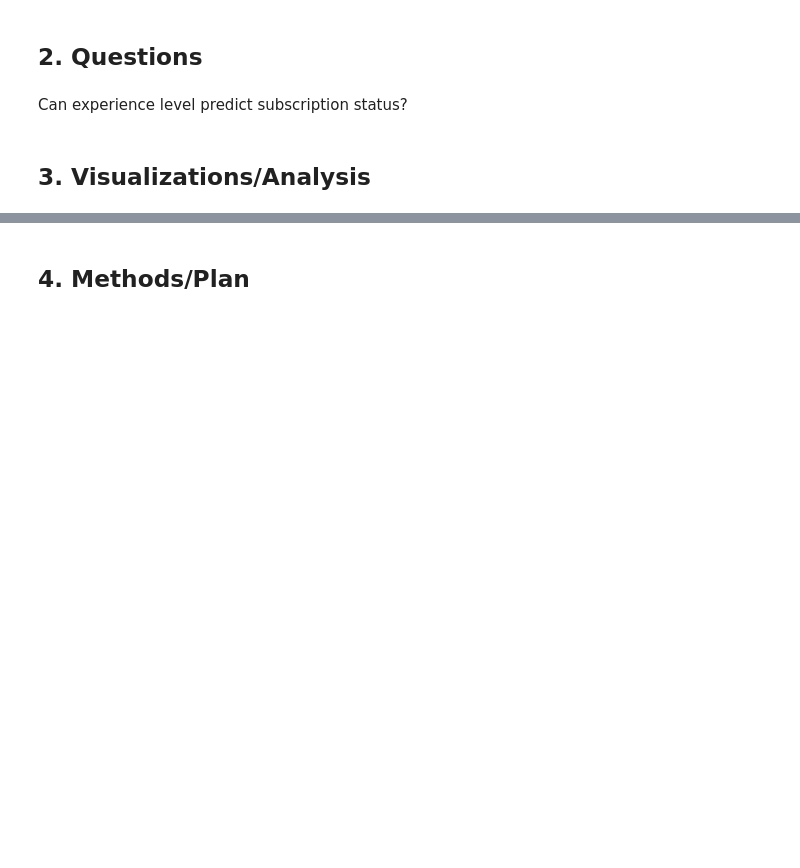
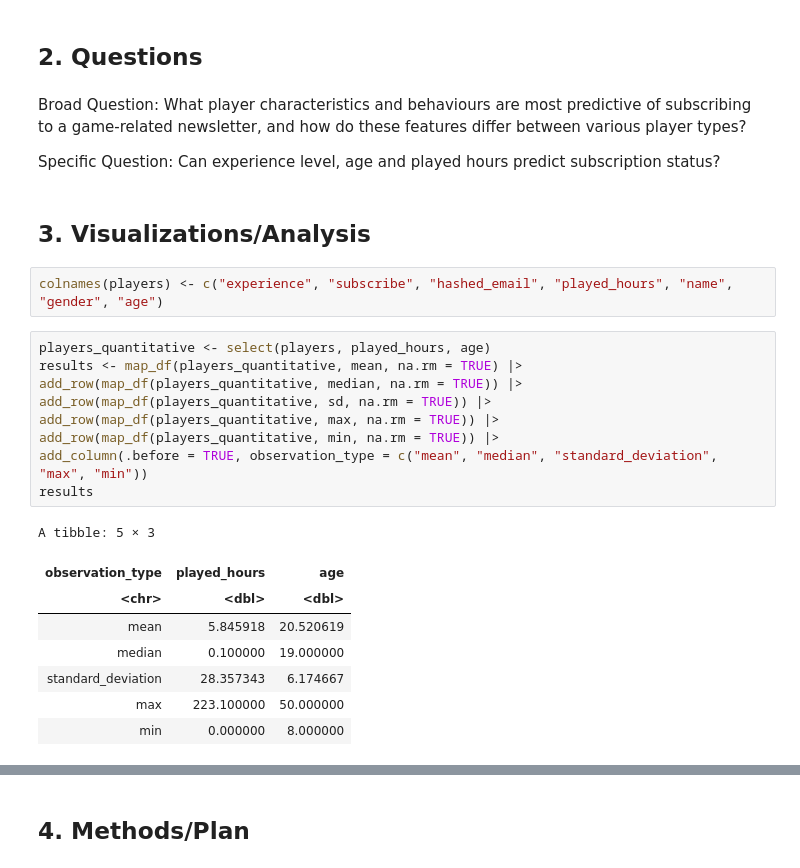
Before and after one commit to JuiceTanWeb/Individual-Project-Planning-Phase, a Jupyter notebook: Project.ipynb, the cells around one changed output, grey strips where cells are left out. Cells and saved outputs as stored; diff of their text form; blank space fills up the shorter version.

```diff
--- a/Project.ipynb
+++ b/Project.ipynb
@@ -136,6 +136,28 @@ A tibble: 5 × 2
 # %% [markdown]
 ## 2. Questions
 # %% [markdown]
-Can experience level predict subscription status?
+Broad Question: What player characteristics and behaviours are most predictive of subscribing to a game-related newsletter, and how do these features differ between various player types?
+
+Specific Question: Can experience level, age and played hours predict subscription status?
 # %% [markdown]
 ## 3. Visualizations/Analysis
+# %%
+colnames(players) <- c("experience", "subscribe", "hashed_email", "played_hours", "name", "gender", "age")
+# %%
+players_quantitative <- select(players, played_hours, age)
+results <- map_df(players_quantitative, mean, na.rm = TRUE) |>
+add_row(map_df(players_quantitative, median, na.rm = TRUE)) |>
+add_row(map_df(players_quantitative, sd, na.rm = TRUE)) |>
+add_row(map_df(players_quantitative, max, na.rm = TRUE)) |>
+add_row(map_df(players_quantitative, min, na.rm = TRUE)) |>
+add_column(.before = TRUE, observation_type = c("mean", "median", "standard_deviation", "max", "min"))
+results
+# %% [output]
+A tibble: 5 × 3
+| observation_type | played_hours | age |
+| <chr> | <dbl> | <dbl> |
+| mean | 5.845918 | 20.520619 |
+| median | 0.100000 | 19.000000 |
+| standard_deviation | 28.357343 | 6.174667 |
+| max | 223.100000 | 50.000000 |
+| min | 0.000000 | 8.000000 |
```
Also changed, not shown: parts of 9 cells of this notebook.
